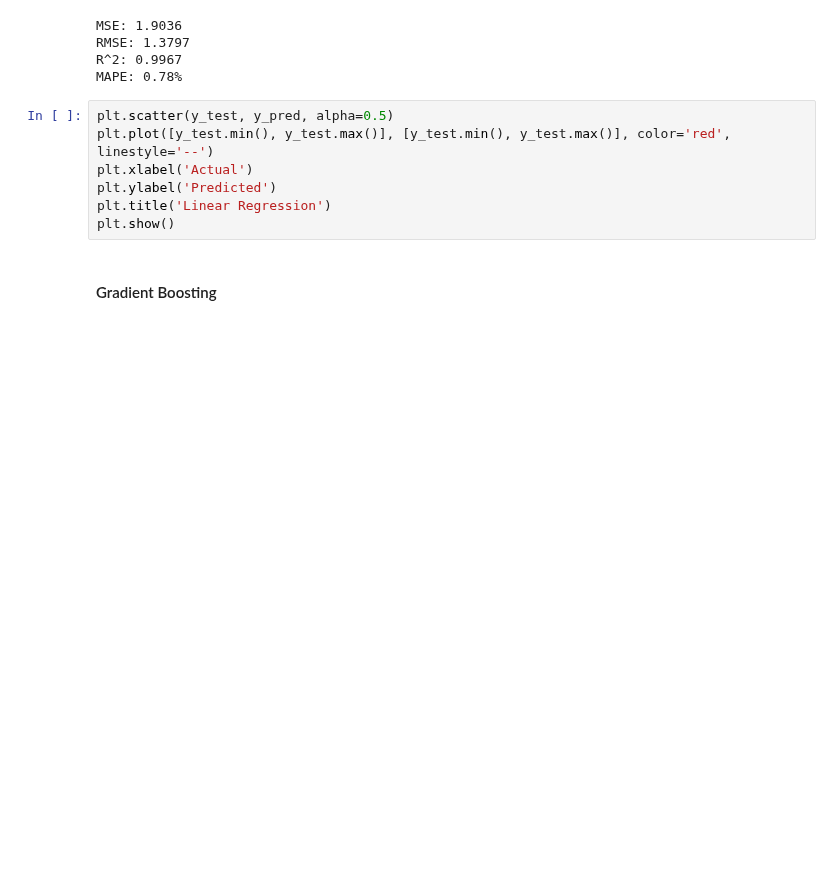
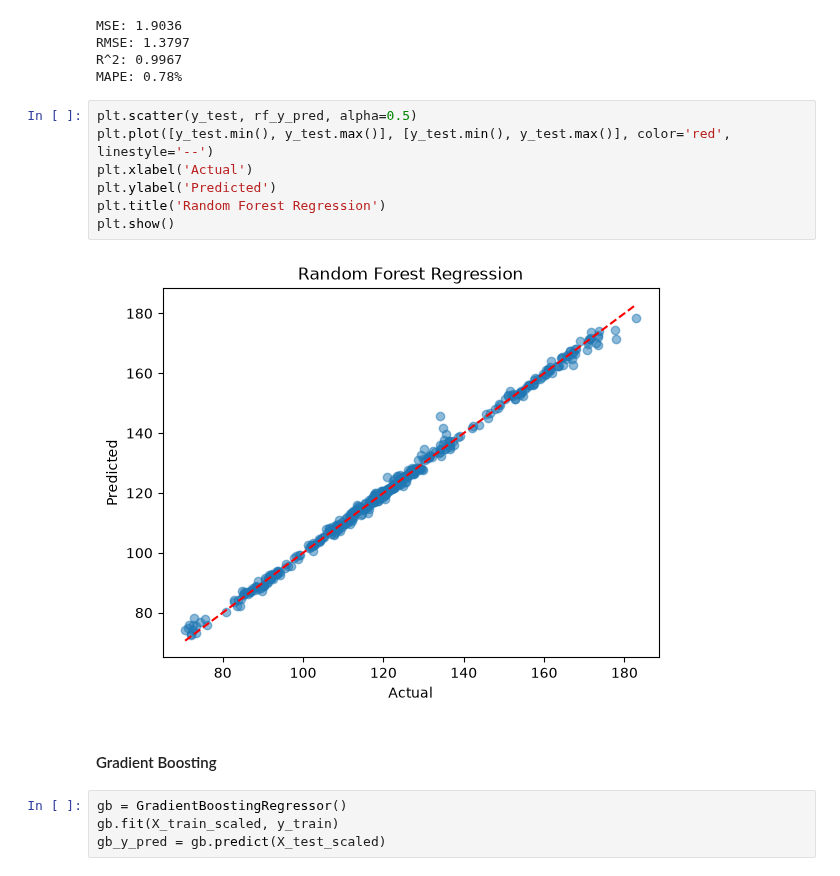
Before and after one commit to imgabrielas/Not-So-Small-ML, a Jupyter notebook: gold-price-prediction/notebook.ipynb, the cells around one changed output. Saved outputs shown, nothing was run; the diff lists cells and outputs as text; blank space fills up the shorter version.

Commit message:
gradient boost

```diff
--- a/gold-price-prediction/notebook.ipynb
+++ b/gold-price-prediction/notebook.ipynb
@@ -249,11 +248,17 @@ RMSE: 1.3797
 R^2: 0.9967
 MAPE: 0.78%
 # %%
-plt.scatter(y_test, y_pred, alpha=0.5)
+plt.scatter(y_test, rf_y_pred, alpha=0.5)
 plt.plot([y_test.min(), y_test.max()], [y_test.min(), y_test.max()], color='red', linestyle='--')
 plt.xlabel('Actual')
 plt.ylabel('Predicted')
-plt.title('Linear Regression')
+plt.title('Random Forest Regression')
 plt.show()
+# %% [output]
+[figure, added]
 # %% [markdown]
 #### Gradient Boosting
+# %%
+gb = GradientBoostingRegressor()
+gb.fit(X_train_scaled, y_train)
+gb_y_pred = gb.predict(X_test_scaled)
```
Also changed, not shown: parts of 3 cells of this notebook.
